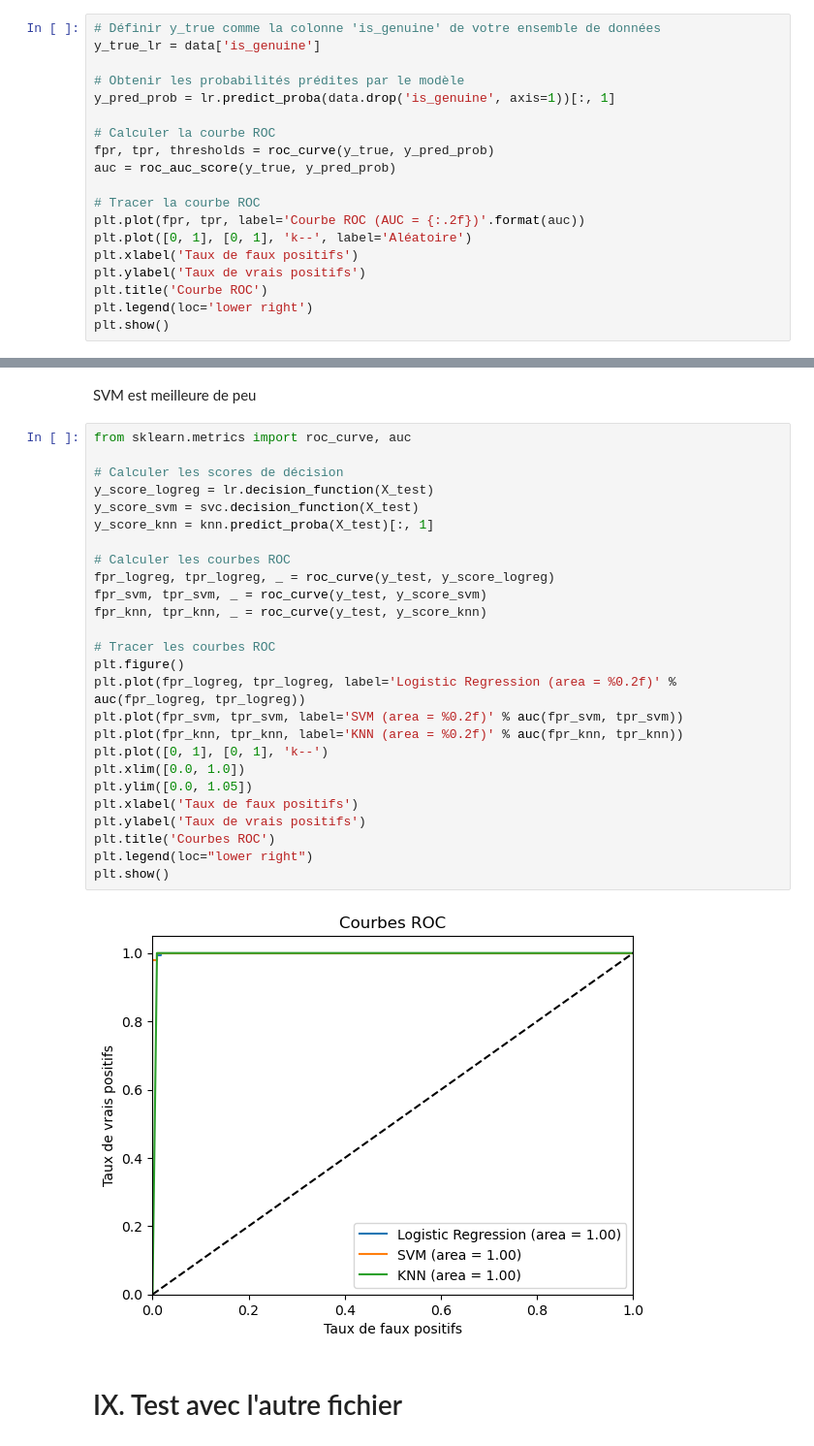
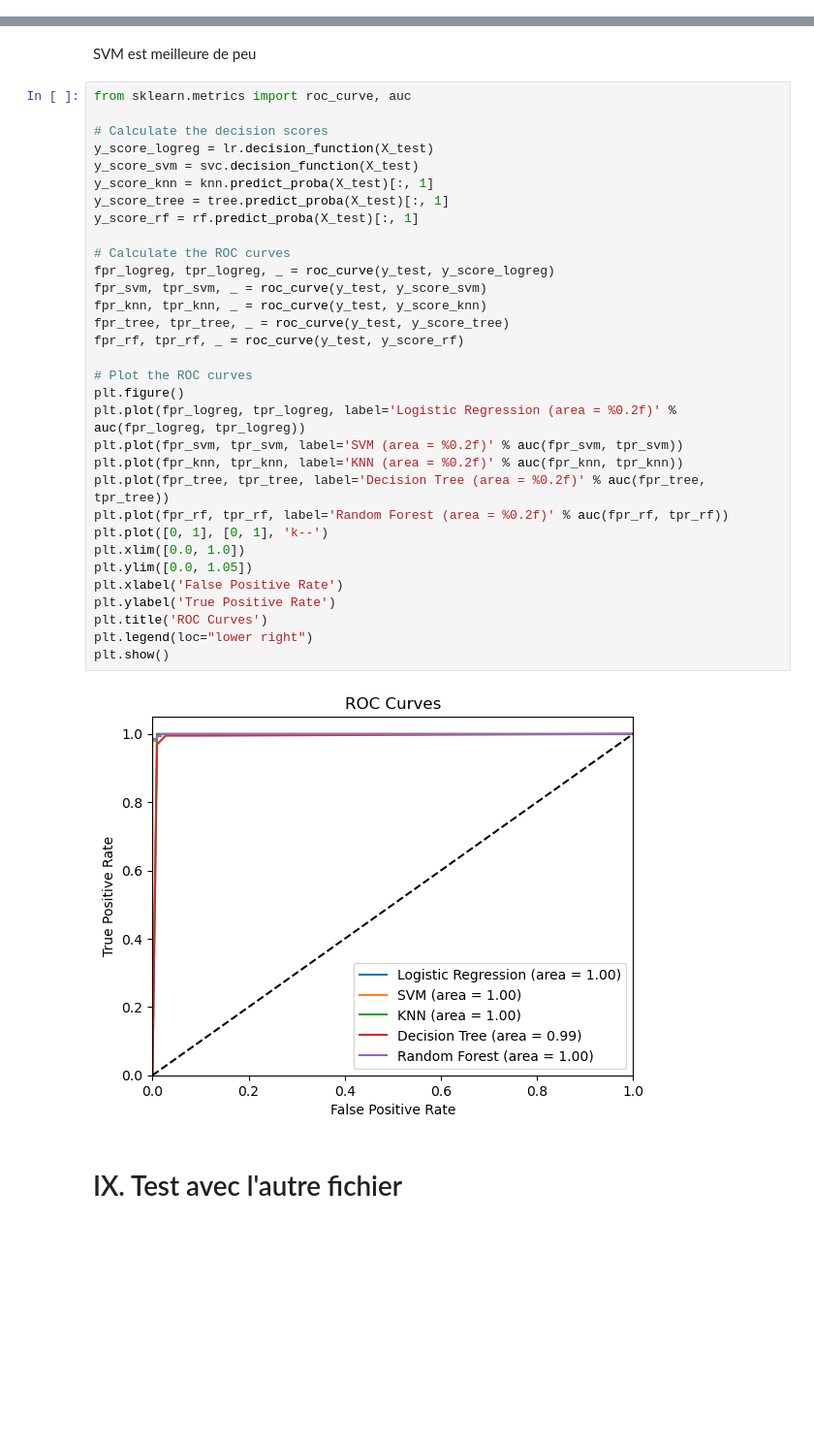
Before and after one commit to AntoineJBQ/P10, a Jupyter notebook: NOTEBOOK/projet10.ipynb, the cells around one changed output, grey strips where cells are left out. Shown at 97% size. Cells and saved outputs as stored; diff of their text form; blank space fills up the shorter version.

```diff
--- a/NOTEBOOK/projet10.ipynb
+++ b/NOTEBOOK/projet10.ipynb
@@ -859,19 +851,0 @@ plt.show()
-# %%
-# Définir y_true comme la colonne 'is_genuine' de votre ensemble de données
-y_true_lr = data['is_genuine']
-
-# Obtenir les probabilités prédites par le modèle
-y_pred_prob = lr.predict_proba(data.drop('is_genuine', axis=1))[:, 1]
-
-# Calculer la courbe ROC
-fpr, tpr, thresholds = roc_curve(y_true, y_pred_prob)
-auc = roc_auc_score(y_true, y_pred_prob)
-
-# Tracer la courbe ROC
-plt.plot(fpr, tpr, label='Courbe ROC (AUC = {:.2f})'.format(auc))
-plt.plot([0, 1], [0, 1], 'k--', label='Aléatoire')
-plt.xlabel('Taux de faux positifs')
-plt.ylabel('Taux de vrais positifs')
-plt.title('Courbe ROC')
-plt.legend(loc='lower right')
-plt.show()
@@ -1212,31 +1213,37 @@ SVM est meilleure de peu
 # %%
 from sklearn.metrics import roc_curve, auc
 
-# Calculer les scores de décision
+# Calculate the decision scores
 y_score_logreg = lr.decision_function(X_test)
 y_score_svm = svc.decision_function(X_test)
 y_score_knn = knn.predict_proba(X_test)[:, 1]
+y_score_tree = tree.predict_proba(X_test)[:, 1]
+y_score_rf = rf.predict_proba(X_test)[:, 1]
 
-# Calculer les courbes ROC
+# Calculate the ROC curves
 fpr_logreg, tpr_logreg, _ = roc_curve(y_test, y_score_logreg)
 fpr_svm, tpr_svm, _ = roc_curve(y_test, y_score_svm)
 fpr_knn, tpr_knn, _ = roc_curve(y_test, y_score_knn)
+fpr_tree, tpr_tree, _ = roc_curve(y_test, y_score_tree)
+fpr_rf, tpr_rf, _ = roc_curve(y_test, y_score_rf)
 
-# Tracer les courbes ROC
+# Plot the ROC curves
 plt.figure()
 plt.plot(fpr_logreg, tpr_logreg, label='Logistic Regression (area = %0.2f)' % auc(fpr_logreg, tpr_logreg))
 plt.plot(fpr_svm, tpr_svm, label='SVM (area = %0.2f)' % auc(fpr_svm, tpr_svm))
 plt.plot(fpr_knn, tpr_knn, label='KNN (area = %0.2f)' % auc(fpr_knn, tpr_knn))
+plt.plot(fpr_tree, tpr_tree, label='Decision Tree (area = %0.2f)' % auc(fpr_tree, tpr_tree))
+plt.plot(fpr_rf, tpr_rf, label='Random Forest (area = %0.2f)' % auc(fpr_rf, tpr_rf))
 plt.plot([0, 1], [0, 1], 'k--')
 plt.xlim([0.0, 1.0])
 plt.ylim([0.0, 1.05])
-plt.xlabel('Taux de faux positifs')
-plt.ylabel('Taux de vrais positifs')
-plt.title('Courbes ROC')
+plt.xlabel('False Positive Rate')
+plt.ylabel('True Positive Rate')
+plt.title('ROC Curves')
 plt.legend(loc="lower right")
 plt.show()
 # %% [output]
-[figure, old version]
+[figure, new version]
 # %% [markdown]
 # IX. Test avec l'autre fichier
 # %% [markdown]
```
Also changed, not shown: parts of 25 cells of this notebook.
